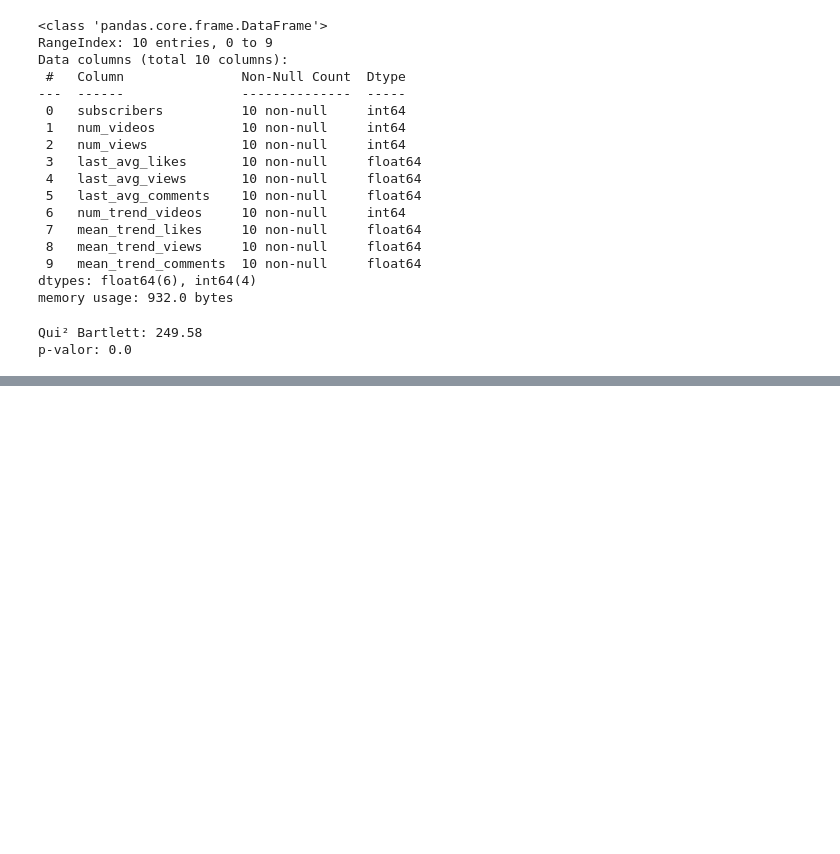
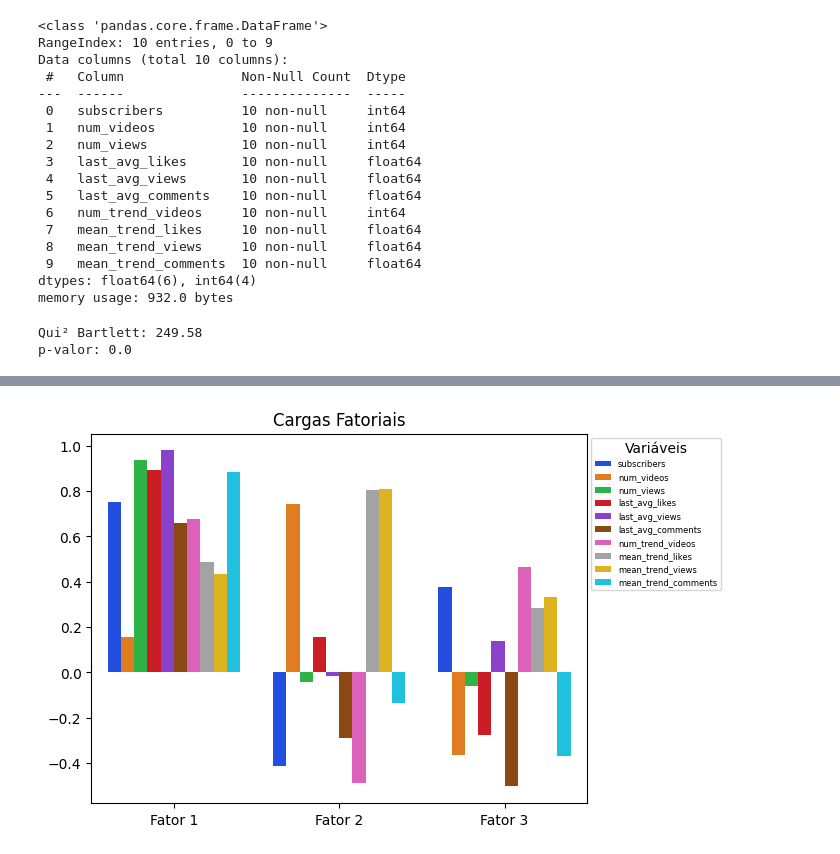
Before and after one commit to dlpires/tcc-mba-usp, a Jupyter notebook: notebooks/final_analysis.ipynb, the cells around one changed output, grey strips where cells are left out. Cells and saved outputs as stored; diff of their text form; code cells hidden in the pictures; blank space fills up the shorter version.

```diff
--- a/notebooks/final_analysis.ipynb
+++ b/notebooks/final_analysis.ipynb
@@ -300,7 +314,0 @@ Fator 10   4.056312   0.405631             1.405631
-# %%
-## APPLYING KAISER CRETERIA (EIGENVALUES > 1) = FOUR FACTORS
-### PCA DEFINING (PRINCIPAL METHOD)
-fa = FactorAnalyzer(n_factors=4, method='principal', rotation=None).fit(df_pca)
-eigenvalues = fa.get_eigenvalues()[0]
-
-print(eigenvalues)
@@ -310,0 +328,9 @@ print(eigenvalues)
+# %%
+## LOAD FACTORS
+l_factors = fa.loadings_
+
+load_table = pd.DataFrame(l_factors)
+load_table.columns = [f"fator_{i+1}" for i, v in enumerate(load_table.columns)]
+load_table.index = df_pca.columns
+
+print(load_table)
@@ -310,0 +349,12 @@ print(eigenvalues)
+# %%
+load_table_graph = load_table.reset_index()
+load_table_graph = load_table_graph.melt(id_vars='index')
+
+sns.barplot(data=load_table_graph, x='variable', y='value', hue='index', palette='bright')
+plt.legend(title='Variáveis', bbox_to_anchor=(1,1), fontsize = '6')
+plt.title('Cargas Fatoriais', fontsize='12')
+plt.xlabel(xlabel=None)
+plt.ylabel(ylabel=None)
+plt.show()
+# %% [output]
+[figure, added]
```
Also changed, not shown: parts of 19 cells of this notebook, 1 other file.
